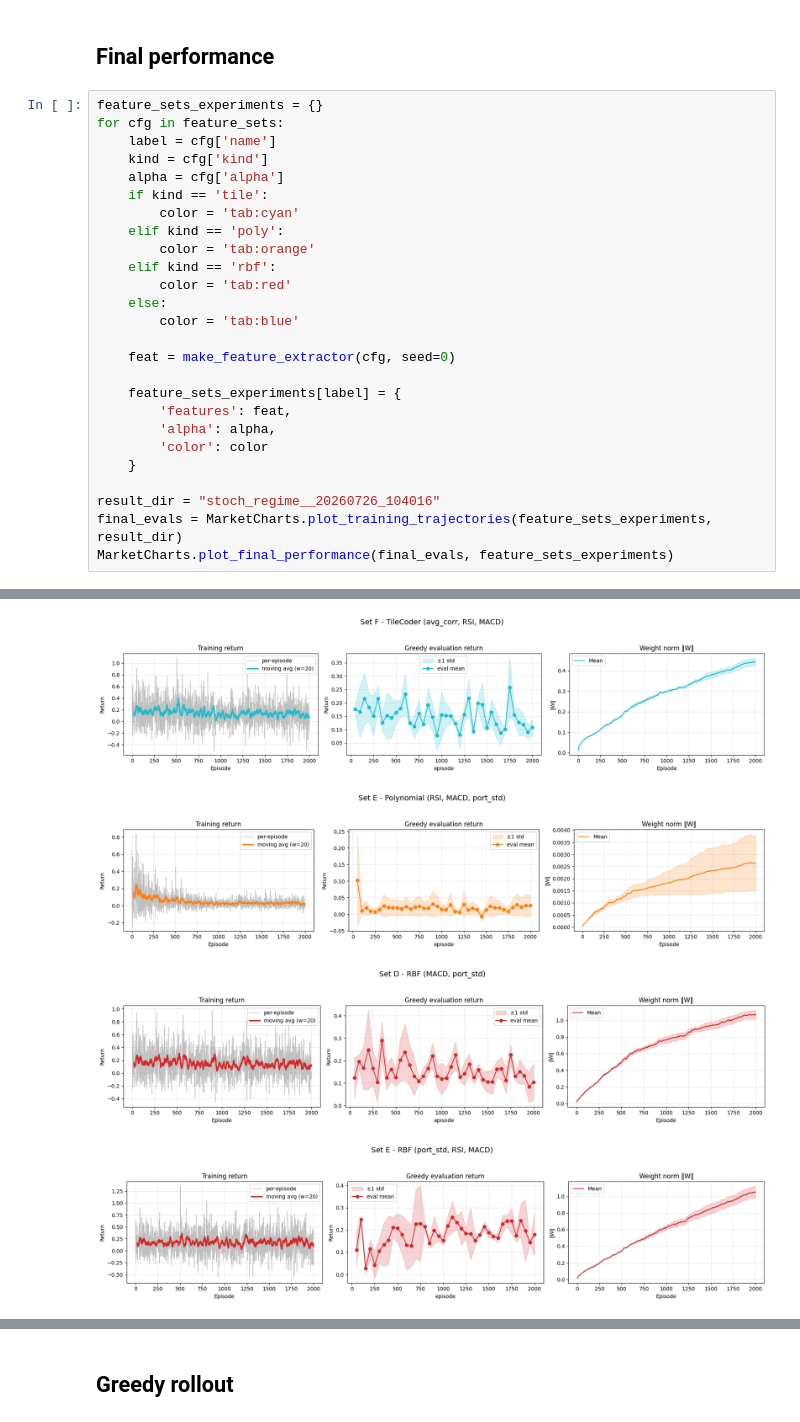
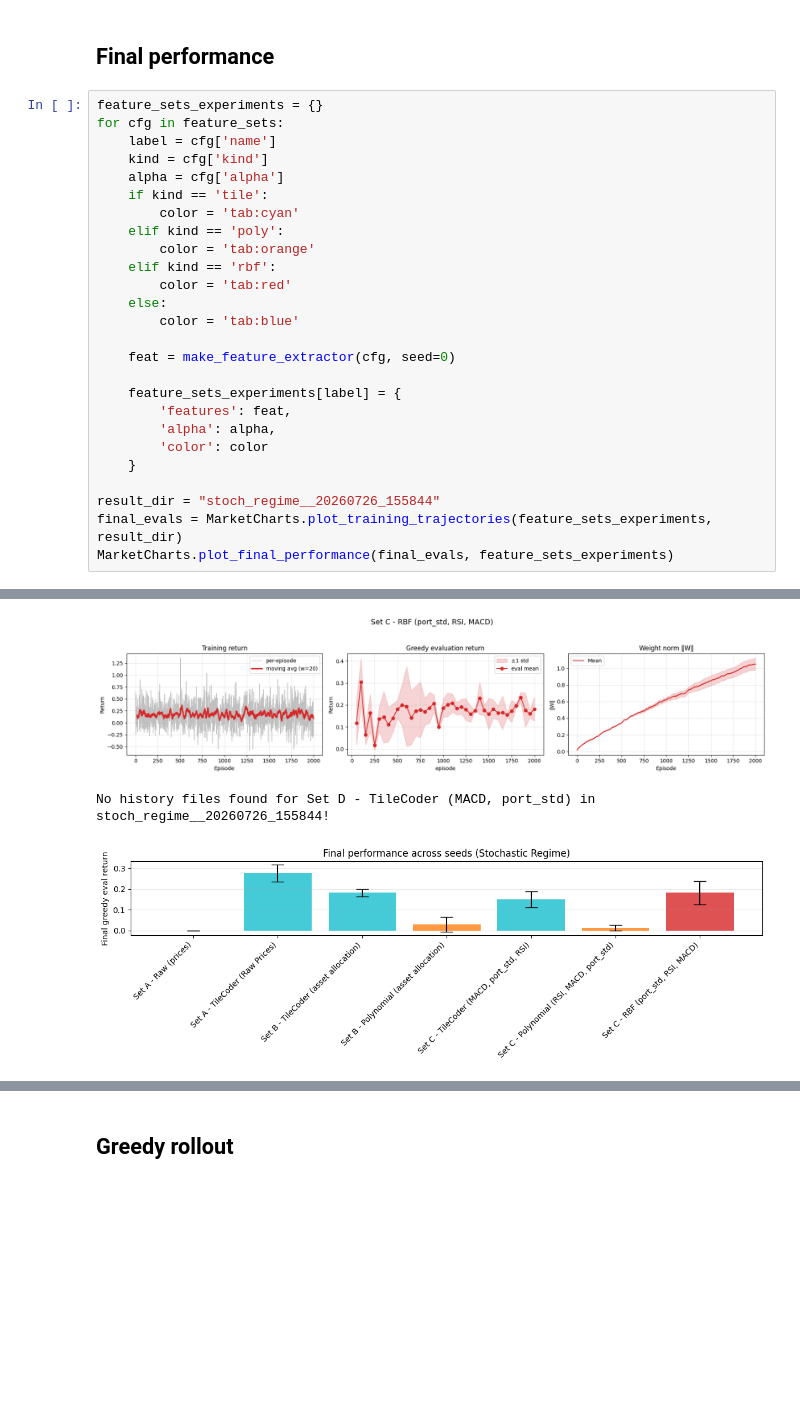
Before and after one commit to echo85/rl-market-maker, a Jupyter notebook: rl-market-maker.ipynb, the cells around one changed output, grey strips where cells are left out. Saved outputs shown, nothing was run; the diff lists cells and outputs as text; blank space fills up the shorter version.

```diff
--- a/rl-market-maker.ipynb
+++ b/rl-market-maker.ipynb
@@ -230,7 +227,7 @@ for cfg in feature_sets:
         'color': color
     }
 
-result_dir = "stoch_regime__20260726_104016"
+result_dir = "stoch_regime__20260726_155844"
 final_evals = MarketCharts.plot_training_trajectories(feature_sets_experiments, result_dir)
 MarketCharts.plot_final_performance(final_evals, feature_sets_experiments)
 # %% [output]
@@ -243,4 +240,3 @@ MarketCharts.plot_final_performance(final_evals, feature_sets_experiments)
-[figure, old version]
+[figure, new version]
+No history files found for Set D - TileCoder (MACD, port_std) in stoch_regime__20260726_155844!
-[figure, old version]
+[figure, new version]
-[figure, removed]
-[figure, removed]
```
Also changed, not shown: parts of 10 cells of this notebook, 1 other file.
